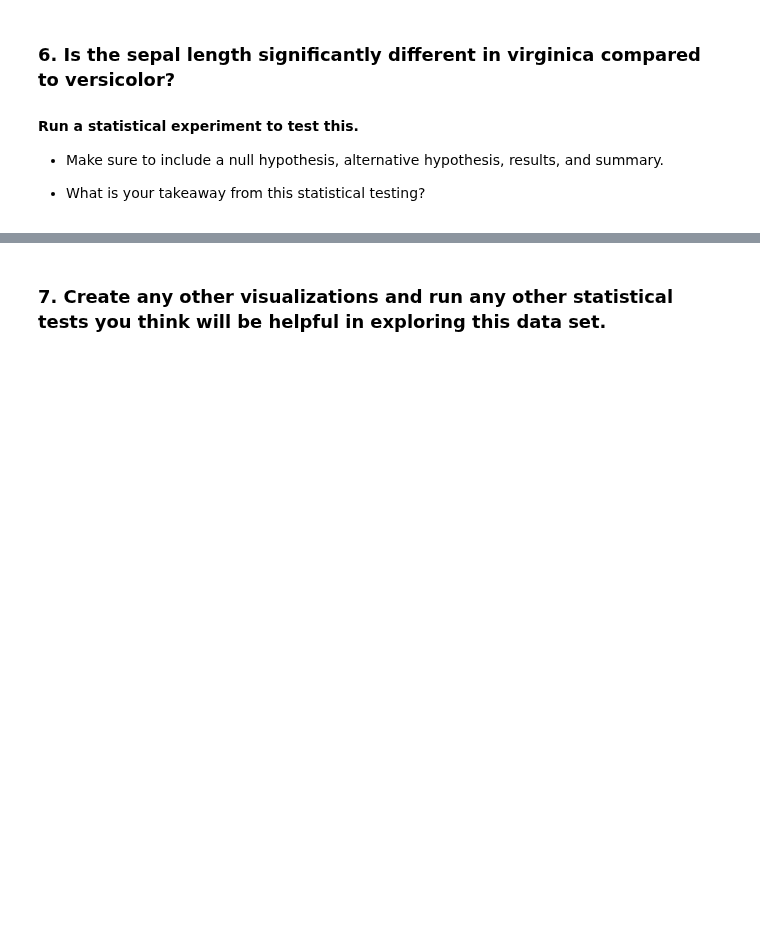
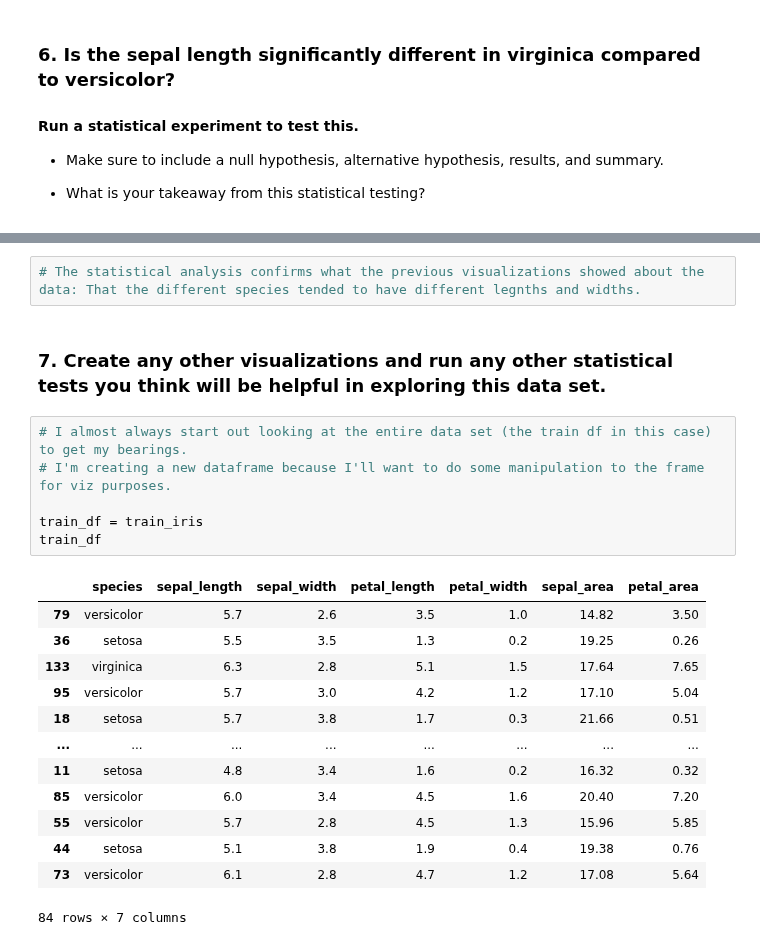
Before and after one commit to lukewbecker/classification-exercises, a Jupyter notebook: classification_exercises.ipynb, the cells around one changed output, grey strips where cells are left out. Saved outputs shown, nothing was run; the diff lists cells and outputs as text; blank space fills up the shorter version.

```diff
--- a/classification_exercises.ipynb
+++ b/classification_exercises.ipynb
@@ -1555,2 +1693,24 @@ plt.show()
+# %%
+# The statistical analysis confirms what the previous visualizations showed about the data: That the different species tended to have different legnths and widths.
 # %% [markdown]
 ### 7. Create any other visualizations and run any other statistical tests you think will be helpful in exploring this data set.
+# %%
+# I almost always start out looking at the entire data set (the train df in this case) to get my bearings.
+# I'm creating a new dataframe because I'll want to do some manipulation to the frame for viz purposes.
+
+train_df = train_iris
+train_df
+# %% [output]
+|  | species | sepal_length | sepal_width | petal_length | petal_width | sepal_area | petal_area |
+| 79 | versicolor | 5.7 | 2.6 | 3.5 | 1.0 | 14.82 | 3.50 |
+| 36 | setosa | 5.5 | 3.5 | 1.3 | 0.2 | 19.25 | 0.26 |
+| 133 | virginica | 6.3 | 2.8 | 5.1 | 1.5 | 17.64 | 7.65 |
+| 95 | versicolor | 5.7 | 3.0 | 4.2 | 1.2 | 17.10 | 5.04 |
+| 18 | setosa | 5.7 | 3.8 | 1.7 | 0.3 | 21.66 | 0.51 |
+| ... | ... | ... | ... | ... | ... | ... | ... |
+| 11 | setosa | 4.8 | 3.4 | 1.6 | 0.2 | 16.32 | 0.32 |
+| 85 | versicolor | 6.0 | 3.4 | 4.5 | 1.6 | 20.40 | 7.20 |
+| 55 | versicolor | 5.7 | 2.8 | 4.5 | 1.3 | 15.96 | 5.85 |
+| 44 | setosa | 5.1 | 3.8 | 1.9 | 0.4 | 19.38 | 0.76 |
+| 73 | versicolor | 6.1 | 2.8 | 4.7 | 1.2 | 17.08 | 5.64 |
+84 rows × 7 columns
```
Also changed, not shown: parts of 15 cells of this notebook.
